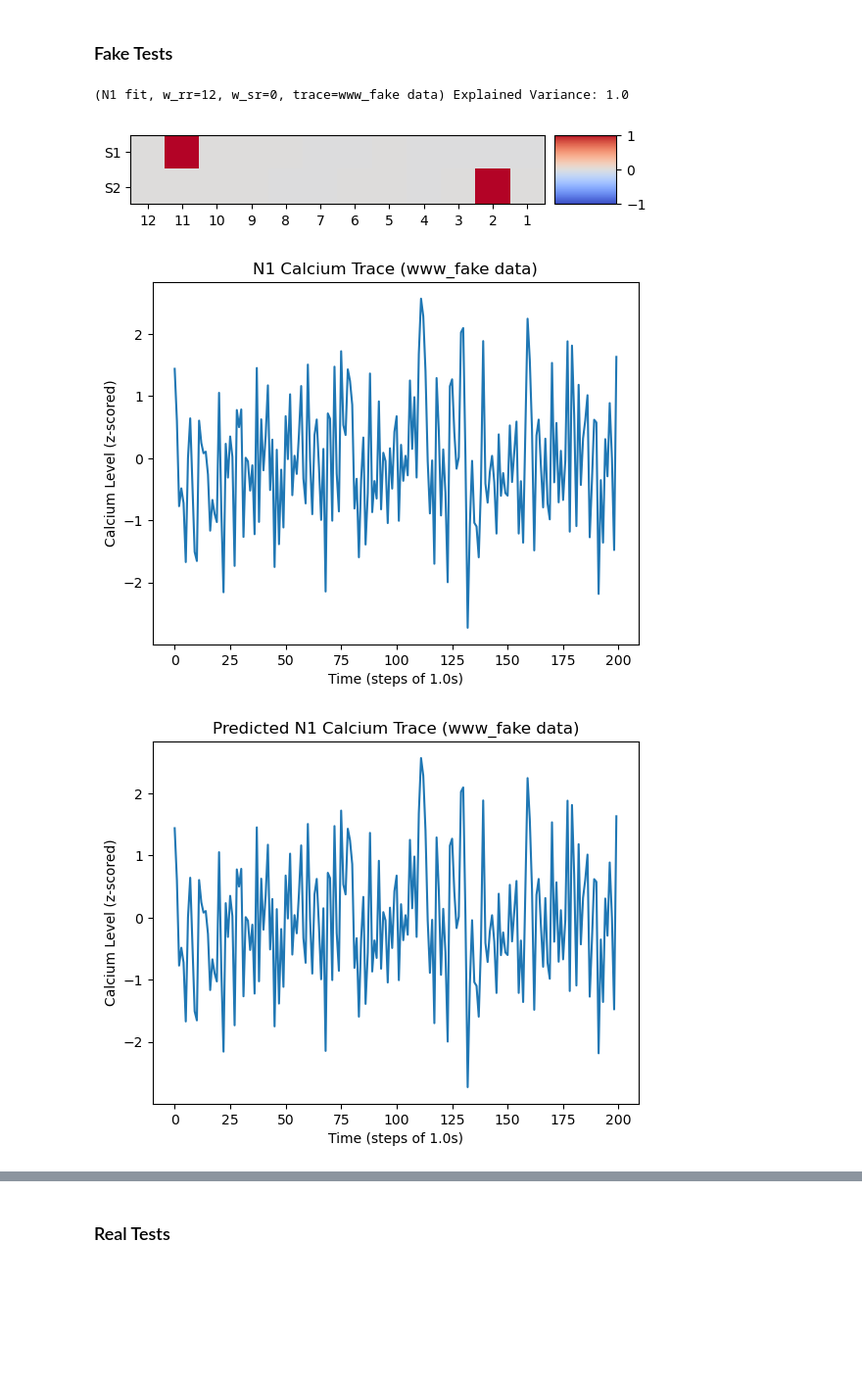
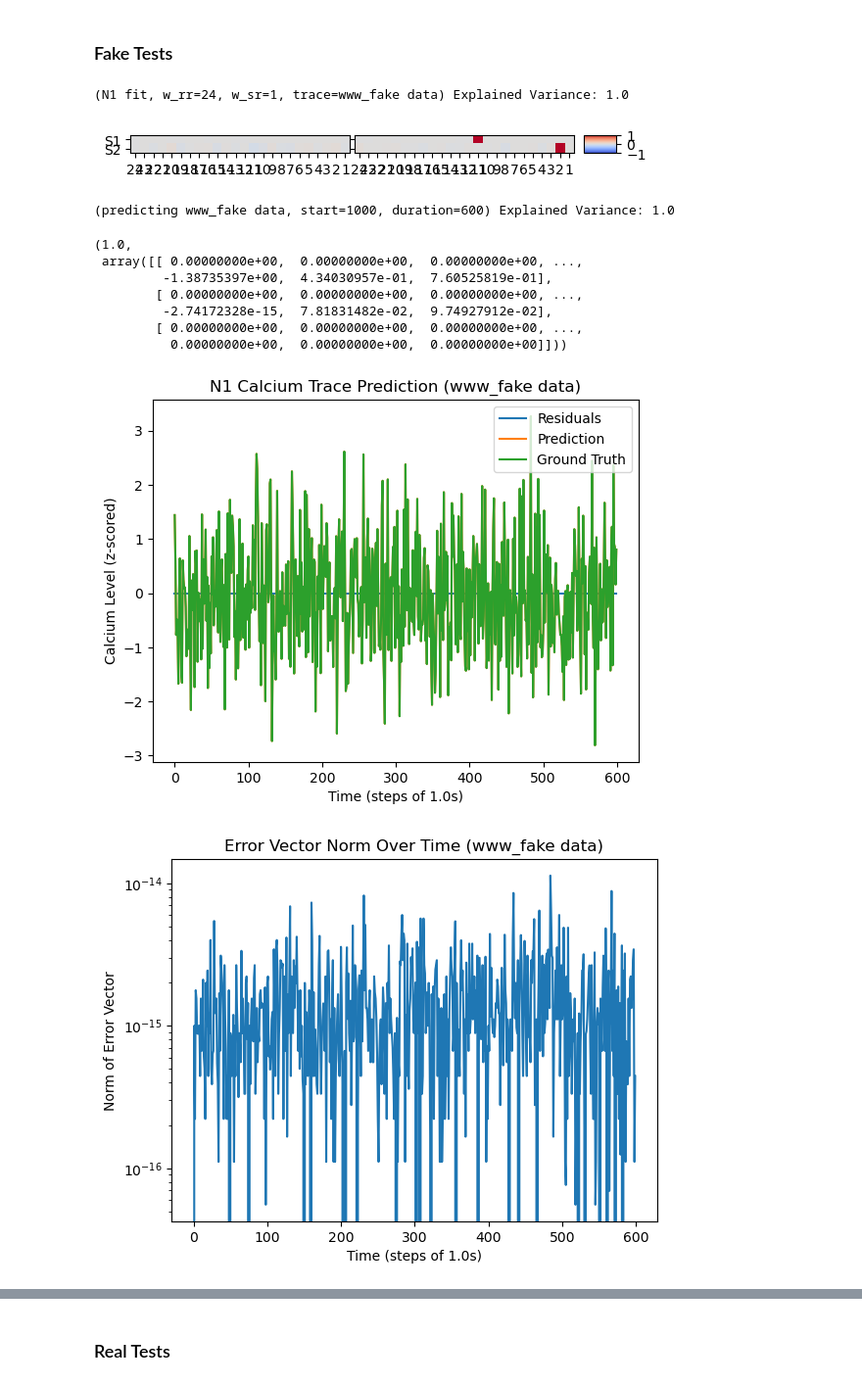
Before and after one commit to ironak/worms, a Jupyter notebook: model.ipynb, the cells around one changed output, grey strips where cells are left out. Shown at 98% size. Drawn from its saved outputs; the diff is of its cells as text; code cells hidden in the pictures; blank space fills up the shorter version.

```diff
--- a/model.ipynb
+++ b/model.ipynb
@@ -445,8 +445,19 @@ class Context:
         if duration is None:
             duration = trace_len - start
 
-        temp_traces = np.copy(self.trace_obj.traces[:,start-max_retention:start]) # we will overwrite the self_index row with our predicted values
-        temp_traces = np.pad(temp_traces, [(0,0),(start-max_retention, duration)], mode='constant', constant_values=0)
+        neuron_indices = [neuron.index for neuron in neurons]
+
+        # temp_traces = np.copy(self.trace_obj.traces[:,start-max_retention:start]) # we will overwrite the self_index row with our predicted values
+        # temp_traces = np.pad(temp_traces, [(0,0),(start-max_retention, duration)], mode='constant', constant_values=0)
+
+        temp_traces = np.copy(self.trace_obj.traces)
+        temp_traces[:,:start-max_retention] = 0
+        temp_traces[neuron_indices,start:] = 0
+        if start + duration > trace_len:
+            temp_traces = np.pad(temp_traces, [(0,0),(0, start + duration - trace_len)], mode='constant', constant_values=0)
+        # plot_trace(temp_traces[0,:])
+        # plot_trace(temp_traces[neuron_indices[0],:])
+        # print(len(temp_traces), start, duration, trace_len)
 
         for neuron in neurons:
             neuron.adapt_to_context(self)
@@ -454,7 +465,6 @@ class Context:
             for neuron in neurons:
                 neuron.predict(temp_traces, t)
 
-        neuron_indices = [neuron.index for neuron in neurons]
         observation = self.trace_obj.traces[neuron_indices,start:start+duration]
         prediction = temp_traces[neuron_indices,start:start+duration]
         prediction = np.nan_to_num(prediction) #TODO: actually handle numerical issues
@@ -677,14 +687,22 @@ print(sorted(((d,n) for n,d in CONNECTOME.degree), reverse=True))
 # %%
 fake_trace_obj = TraceObject.from_www_json('datasets/fake_test_data/fake_traces.json')
 fake_w_rr = 12
 fake_w_sr = 0
 
-N1 = Neuron('N1', w_rr=12, w_sr=0)
-N1.fit(window_start=0, window_width=500, context=FAKE_CONTEXT, plot=True)
+N1 = Neuron('N1', w_rr=24, w_sr=1)
+N1.fit(window_start=0, window_width=800, context=FAKE_CONTEXT, plot=True)
 N1.visualize_c()
-FAKE_CONTEXT.predict(N1, start=1000, duration=200, plot=True)
+FAKE_CONTEXT.predict(N1, start=1000, duration=600, plot=True)
 # %% [output]
-(N1 fit, w_rr=12, w_sr=0, trace=www_fake data) Explained Variance: 1.0
+(N1 fit, w_rr=24, w_sr=1, trace=www_fake data) Explained Variance: 1.0
-[figure, old version]
+[figure, new version]
+(predicting www_fake data, start=1000, duration=600) Explained Variance: 1.0
+(1.0,
+ array([[ 0.00000000e+00,  0.00000000e+00,  0.00000000e+00, ...,
+         -1.38735397e+00,  4.34030957e-01,  7.60525819e-01],
+        [ 0.00000000e+00,  0.00000000e+00,  0.00000000e+00, ...,
+         -2.74172328e-15,  7.81831482e-02,  9.74927912e-02],
+        [ 0.00000000e+00,  0.00000000e+00,  0.00000000e+00, ...,
+          0.00000000e+00,  0.00000000e+00,  0.00000000e+00]]))
-[figure, old version]
+[figure, new version]
-[figure, old version]
+[figure, new version]
```
Also changed, not shown: parts of 6 cells of this notebook, 2 other files.
